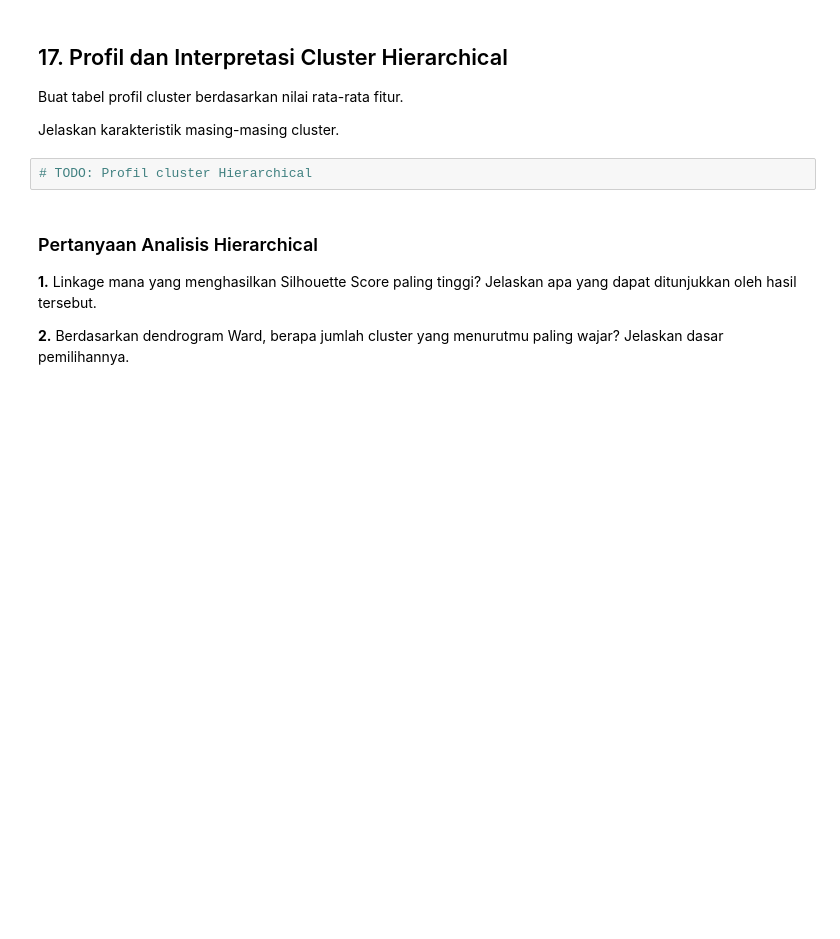
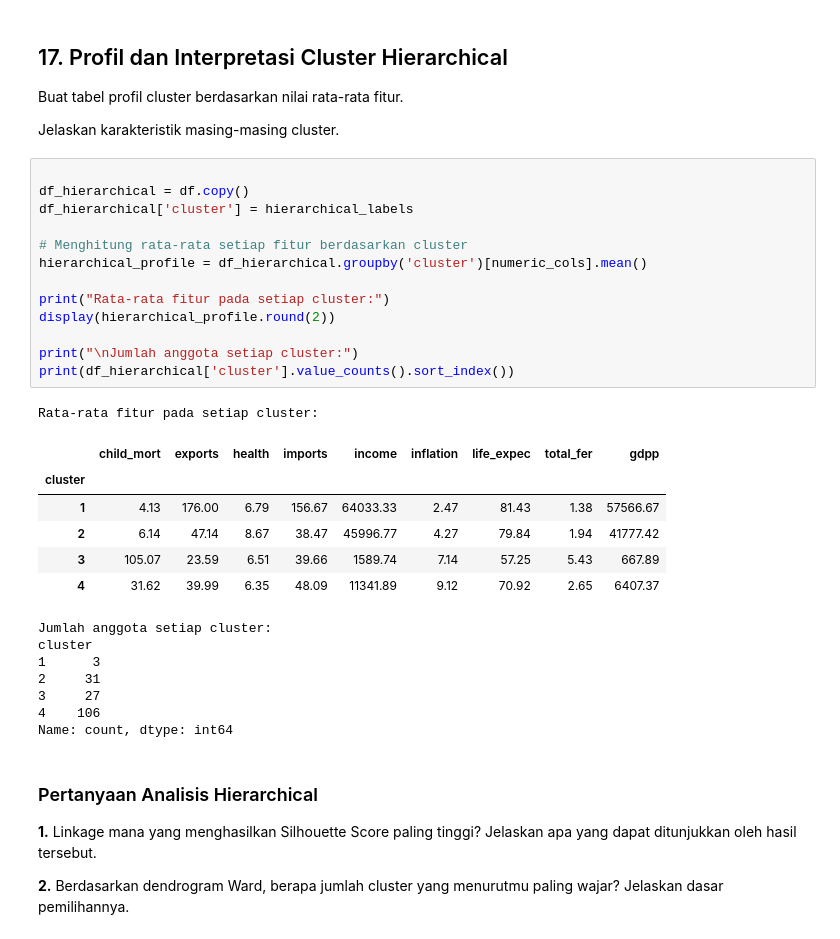
Before and after one commit to Renobelajar/prak-datascience-5, a Jupyter notebook: Template_Notebook_Latihan_KelasI.ipynb, the cells around one changed output. Saved outputs shown, nothing was run; the diff lists cells and outputs as text; blank space fills up the shorter version.

```diff
--- a/Template_Notebook_Latihan_KelasI.ipynb
+++ b/Template_Notebook_Latihan_KelasI.ipynb
@@ -574,7 +604,33 @@ Buat tabel profil cluster berdasarkan nilai rata-rata fitur.
 
 Jelaskan karakteristik masing-masing cluster.
 # %%
-# TODO: Profil cluster Hierarchical
+
+df_hierarchical = df.copy()
+df_hierarchical['cluster'] = hierarchical_labels
+
+# Menghitung rata-rata setiap fitur berdasarkan cluster
+hierarchical_profile = df_hierarchical.groupby('cluster')[numeric_cols].mean()
+
+print("Rata-rata fitur pada setiap cluster:")
+display(hierarchical_profile.round(2))
+
+print("\nJumlah anggota setiap cluster:")
+print(df_hierarchical['cluster'].value_counts().sort_index())
+# %% [output]
+Rata-rata fitur pada setiap cluster:
+|  | child_mort | exports | health | imports | income | inflation | life_expec | total_fer | gdpp |
+| cluster |  |  |  |  |  |  |  |  |  |
+| 1 | 4.13 | 176.00 | 6.79 | 156.67 | 64033.33 | 2.47 | 81.43 | 1.38 | 57566.67 |
+| 2 | 6.14 | 47.14 | 8.67 | 38.47 | 45996.77 | 4.27 | 79.84 | 1.94 | 41777.42 |
+| 3 | 105.07 | 23.59 | 6.51 | 39.66 | 1589.74 | 7.14 | 57.25 | 5.43 | 667.89 |
+| 4 | 31.62 | 39.99 | 6.35 | 48.09 | 11341.89 | 9.12 | 70.92 | 2.65 | 6407.37 |
+Jumlah anggota setiap cluster:
+cluster
+1      3
+2     31
+3     27
+4    106
+Name: count, dtype: int64
 # %% [markdown]
 ### Pertanyaan Analisis Hierarchical
 **1.** Linkage mana yang menghasilkan Silhouette Score paling tinggi? Jelaskan apa yang dapat ditunjukkan oleh hasil tersebut.
```
Also changed, not shown: parts of 5 cells of this notebook.
